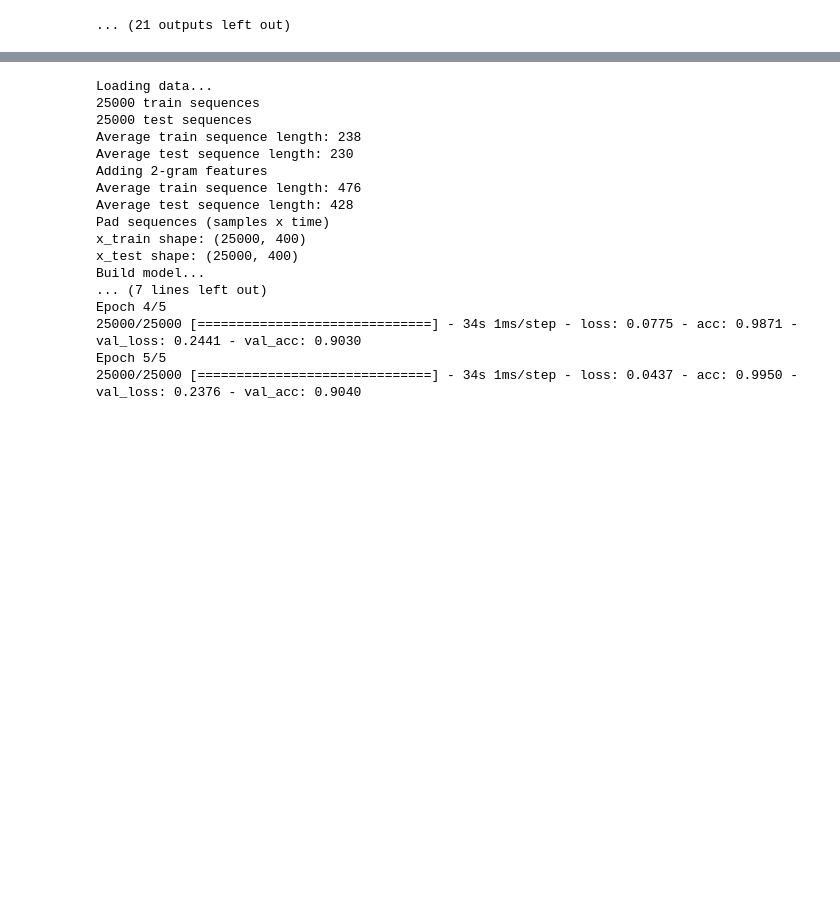
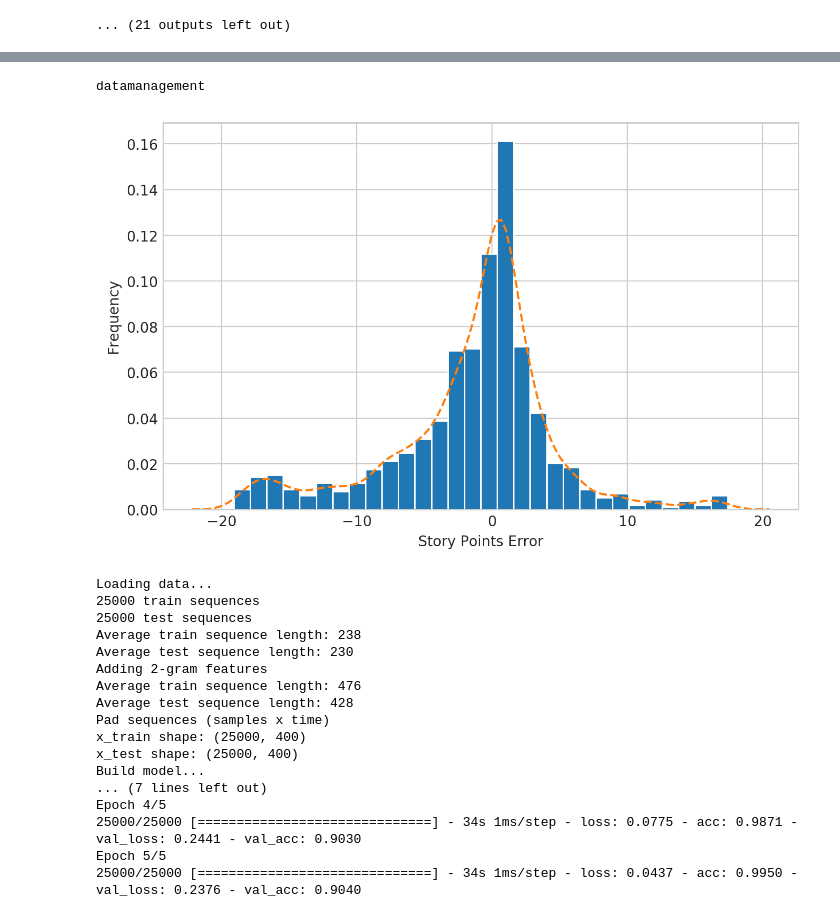
Before and after one commit to Gabrui/estimar-pontos-estoria, a Jupyter notebook: Estimativas de Pontos de Estória por Aprendizado Profundo.ipynb, the cells around one changed output, grey strips where cells are left out. Saved outputs shown, nothing was run; the diff lists cells and outputs as text; code cells hidden in the pictures; blank space fills up the shorter version.

```diff
--- a/Estimativas de Pontos de Estória por Aprendizado Profundo.ipynb
+++ b/Estimativas de Pontos de Estória por Aprendizado Profundo.ipynb
@@ -520,3 +666,16 @@ figura.savefig("results/figures/"+project+"-vs-true.pdf", bbox_inches='tight')
+# %%
+plt.style.use('seaborn-whitegrid')
+sns.set_style("whitegrid")
+figura = plt.figure(figsize=(8, 5), dpi=200)
+plt.hist(p.ravel()- r.ravel(), bins=30, density=True)
+sns.kdeplot(p.ravel()- r.ravel(), linestyle="--")
+plt.xlabel("Story Points Error")
+plt.ylabel("Frequency")
+figura.savefig("reports/figures/"+project+"-residuals.pdf", bbox_inches='tight')
+print(project)
+# %% [output]
+datamanagement
+[figure, added]
 # %%
 #a = ler_csv_texto_tokenizado('dados/pretreino/ccasj.csv', nlp.tokenizer)
 unlabelled_words, _ = ler_csv_texto_tokenizado('dados/pretreino/lsscorp_pretreino.csv', nlp.tokenizer)
```
Also changed, not shown: parts of 26 cells of this notebook, 4 other files.
